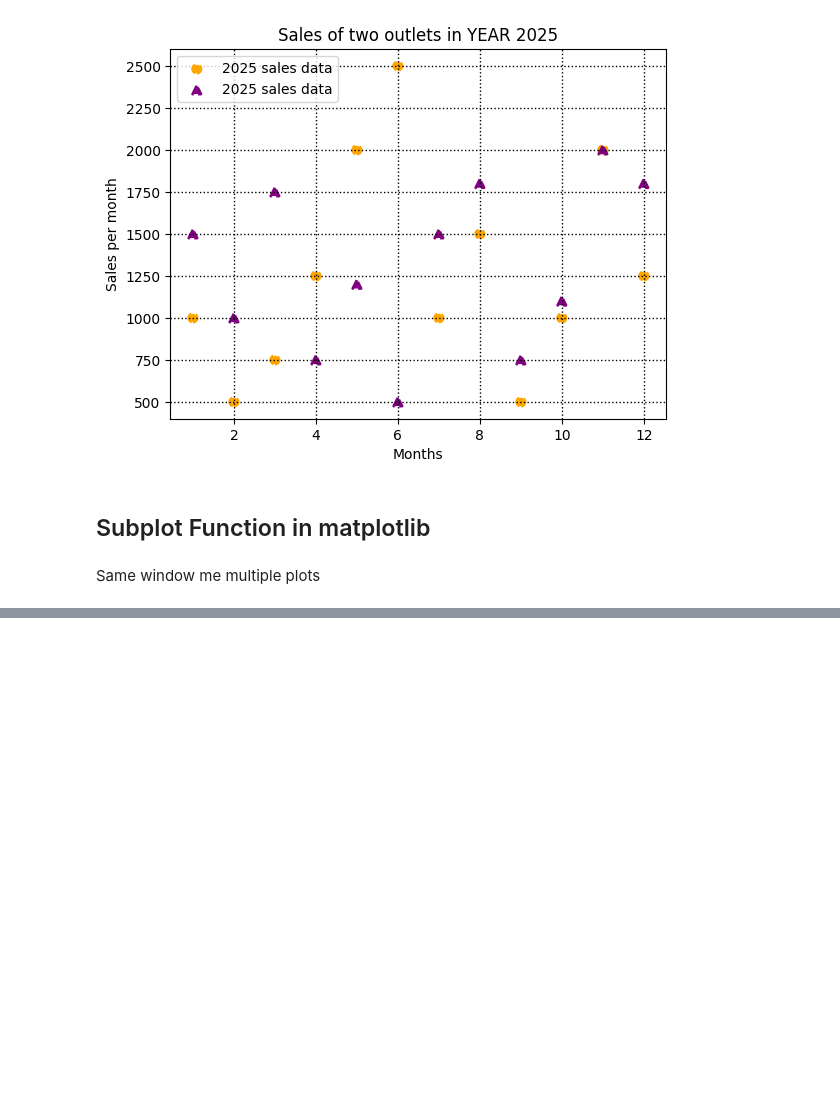
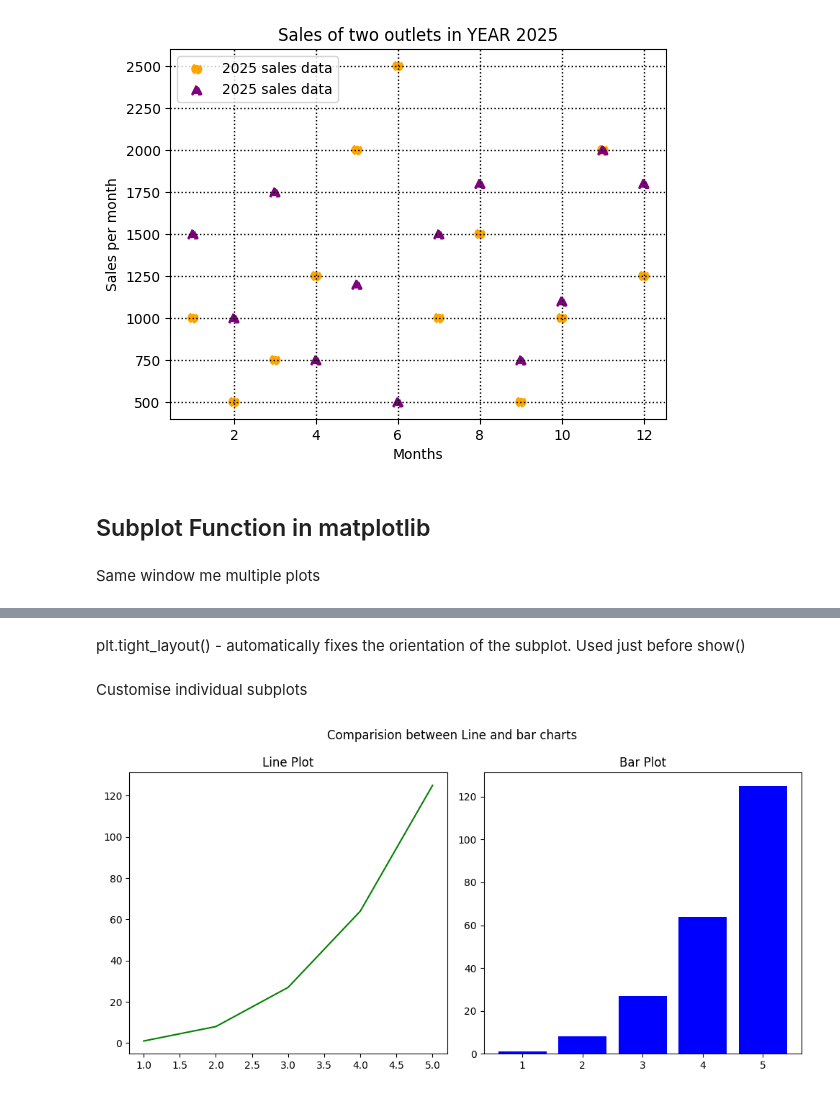
Before and after one commit to atif0911/AIML, a Jupyter notebook: MatplotLib/MatPlotLib1.ipynb, the cells around one changed output, grey strips where cells are left out. Drawn from its saved outputs; the diff is of its cells as text; code cells hidden in the pictures; blank space fills up the shorter version.

```diff
--- a/MatplotLib/MatPlotLib1.ipynb
+++ b/MatplotLib/MatPlotLib1.ipynb
@@ -234,0 +274,20 @@ Same window me multiple plots
+# %% [markdown]
+plt.tight_layout() - automatically fixes the orientation of the subplot. Used just before show()
+# %% [markdown]
+Customise individual subplots
+# %%
+fig, ax=plt.subplots(1,2,figsize=(10,5))
+
+ax[0].plot(x,y,color='green')
+ax[0].set_title('Line Plot')
+
+ax[1].bar(x,y,color='blue')
+ax[1].set_title('Bar Plot')
+
+fig.suptitle('Comparision between Line and bar charts') #Super title for all plots
+
+plt.tight_layout()
+
+plt.show()
+# %% [output]
+[figure, added]
```
Also changed, not shown: parts of 6 cells of this notebook, 1 other file.
